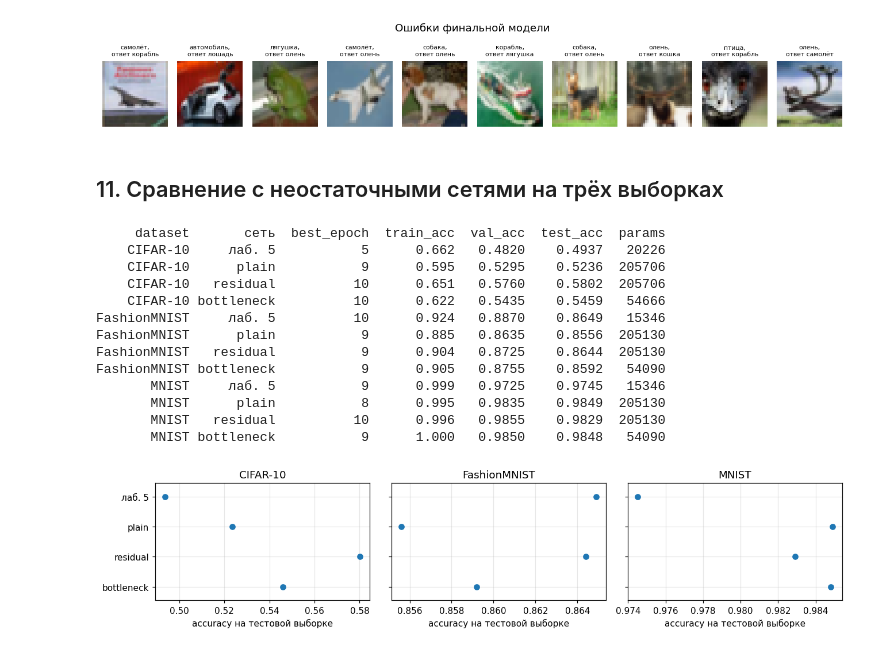
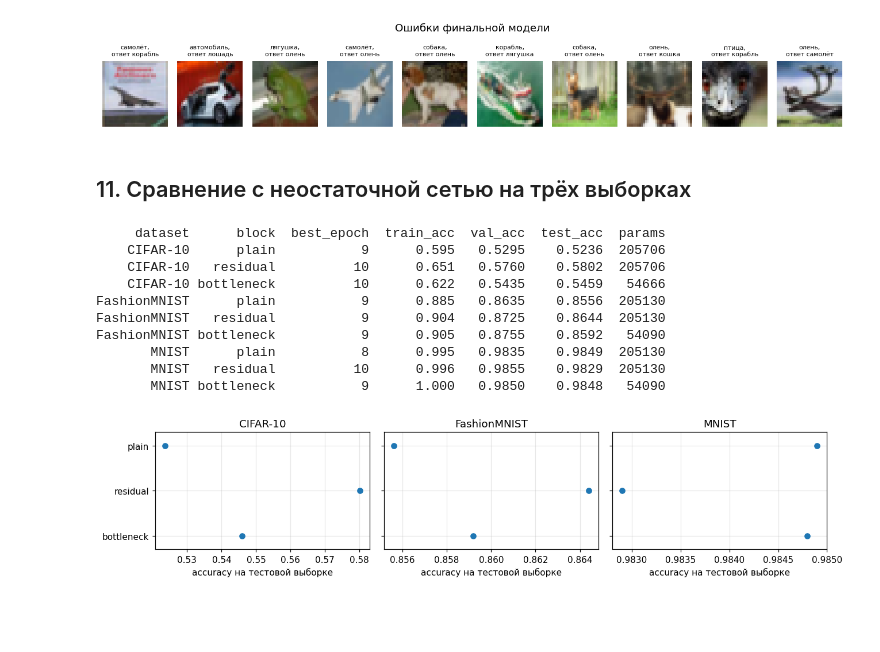
Before and after one commit to UsusCimex/NSU_DeepLearning, a Jupyter notebook: labs/lab-06-resnet/resnet_cifar.ipynb, the cells around one changed output. Saved outputs shown, nothing was run; the diff lists cells and outputs as text; code cells hidden in the pictures; blank space fills up the shorter version.

Commit message:
в лабораторной 6 из сравнения убрана сеть из лабораторной 5, неостаточная сеть - plain

```diff
--- a/labs/lab-06-resnet/resnet_cifar.ipynb
+++ b/labs/lab-06-resnet/resnet_cifar.ipynb
@@ -284,7 +280,7 @@ def batchnorm_layer(channels, batchnorm):
 
 
 class PlainBlock(nn.Module):
-    """Две свёртки блока б) из лабораторной 5, без пуллинга и соединения напрямую."""
+    """Блок б) из лабораторной 5 без пуллинга: две свёртки, без соединения напрямую."""
 
     def __init__(self, channels, kernel_size, batchnorm, dropout):
         super().__init__()
@@ -381,24 +377,6 @@ class BlockNet(nn.Module):
 
     def forward(self, x):
         return self.mlp(self.features(x))
-
-
-class Lab5Net(nn.Module):
-    """Сеть из лабораторной 5 с выбранными там параметрами: один блок б), ядро 5,
-    пуллинг с окном 3 и шагом 2."""
-
-    def __init__(self, in_channels, size):
-        super().__init__()
-        self.features = nn.Sequential(
-            nn.Conv2d(in_channels, 8, 5, padding=2), nn.ReLU(),
-            nn.Conv2d(8, 8, 5, padding=2), nn.ReLU(),
-            nn.MaxPool2d(3, 2), nn.Flatten())
-        # число признаков на входе классификатора: прогон одного пустого изображения
-        n_features = self.features(torch.zeros(1, in_channels, size, size)).shape[1]
-        self.classifier = nn.Linear(n_features, 10)
-
-    def forward(self, x):
-        return self.classifier(self.features(x))
 # %%
 def predict(model, X, batch=1000):
     """Номера классов с наибольшим выходом сети, считаются батчами."""
@@ -808,24 +795,20 @@ plt.show()
 [figure]
 [figure]
 # %% [markdown]
-## 11. Сравнение с неостаточными сетями на трёх выборках
+## 11. Сравнение с неостаточной сетью на трёх выборках
 # %%
 def compare(name):
-    """Сеть из лабораторной 5 и сети из блоков plain, residual, bottleneck на выборке name."""
+    """Сети из блоков plain, residual, bottleneck с найденными параметрами на выборке name."""
     (X_train, y_train), (X_val, y_val), (X_test, y_test) = split(name, 5000, 2000)
-    in_channels, size = X_train.shape[1], X_train.shape[2]
+    in_channels = X_train.shape[1]  # 3 у CIFAR-10, 1 у MNIST и FashionMNIST
     rows = []
-    for net_name in ['лаб. 5', 'plain', 'residual', 'bottleneck']:
+    for block in ['plain', 'residual', 'bottleneck']:
         torch.manual_seed(SEED)
-        if net_name == 'лаб. 5':
-            model, lr = Lab5Net(in_channels, size), 0.01
-        else:
-            config = dict(best_config, block=net_name)
-            model, lr = BlockNet(**config, in_channels=in_channels), LR
-        model = model.to(DEVICE)
-        history = train_model(model, X_train, y_train, X_val, y_val, lr=lr, epochs=EPOCHS)
+        config = dict(best_config, block=block)
+        model = BlockNet(**config, in_channels=in_channels).to(DEVICE)
+        history = train_model(model, X_train, y_train, X_val, y_val, lr=LR, epochs=EPOCHS)
         best = int(history['val'].argmax())
-        rows.append(dict(dataset=name, сеть=net_name, best_epoch=best + 1,
+        rows.append(dict(dataset=name, block=block, best_epoch=best + 1,
                          train_acc=float(history['train'][best]),
                          val_acc=float(history['val'][best]),
                          test_acc=evaluate(model, X_test, y_test), params=count_params(model)))
@@ -836,30 +819,27 @@ comparison = pd.DataFrame(compare('CIFAR-10') + compare('FashionMNIST') + compar
 comparison.to_csv('results_comparison.csv', index=False)
 print(comparison.round(4).to_string(index=False))
 # %% [output]
-     dataset       сеть  best_epoch  train_acc  val_acc  test_acc  params
-    CIFAR-10     лаб. 5           5      0.662   0.4820    0.4937   20226
+     dataset      block  best_epoch  train_acc  val_acc  test_acc  params
     CIFAR-10      plain           9      0.595   0.5295    0.5236  205706
     CIFAR-10   residual          10      0.651   0.5760    0.5802  205706
     CIFAR-10 bottleneck          10      0.622   0.5435    0.5459   54666
-FashionMNIST     лаб. 5          10      0.924   0.8870    0.8649   15346
 FashionMNIST      plain           9      0.885   0.8635    0.8556  205130
 FashionMNIST   residual           9      0.904   0.8725    0.8644  205130
 FashionMNIST bottleneck           9      0.905   0.8755    0.8592   54090
-       MNIST     лаб. 5           9      0.999   0.9725    0.9745   15346
        MNIST      plain           8      0.995   0.9835    0.9849  205130
        MNIST   residual          10      0.996   0.9855    0.9829  205130
        MNIST bottleneck           9      1.000   0.9850    0.9848   54090
 # %%
 fig, axes = plt.subplots(1, 3, figsize=(12, 2.8), sharey=True)
 for ax, name in zip(axes, ['CIFAR-10', 'FashionMNIST', 'MNIST']):
-    part = comparison[comparison.dataset == name]
-    ax.plot(part.test_acc, part['сеть'], 'o')
+    part = comparison[comparison['dataset'] == name]
+    ax.plot(part['test_acc'], part['block'], 'o')
     ax.set_title(name)
     ax.set_xlabel('accuracy на тестовой выборке')
     ax.grid(alpha=0.3)
 axes[0].invert_yaxis()  # строки в порядке таблицы сверху вниз, у всех трёх общая ось
 axes[0].margins(y=0.15)
 plt.tight_layout()
 plt.show()
 # %% [output]
-[figure, old version]
+[figure, new version]
```
Also changed, not shown: parts of 2 cells of this notebook, 1 other file.
